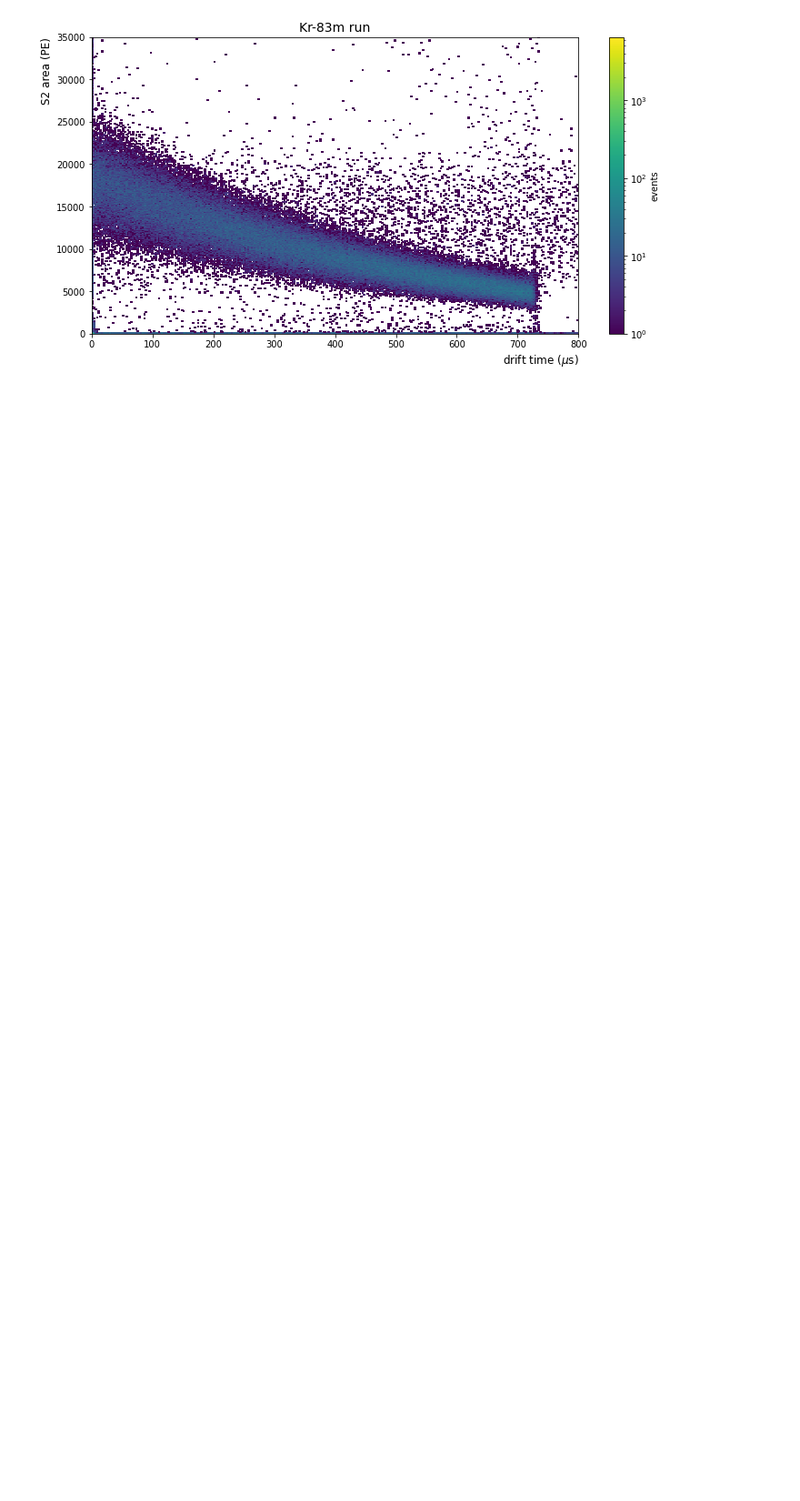
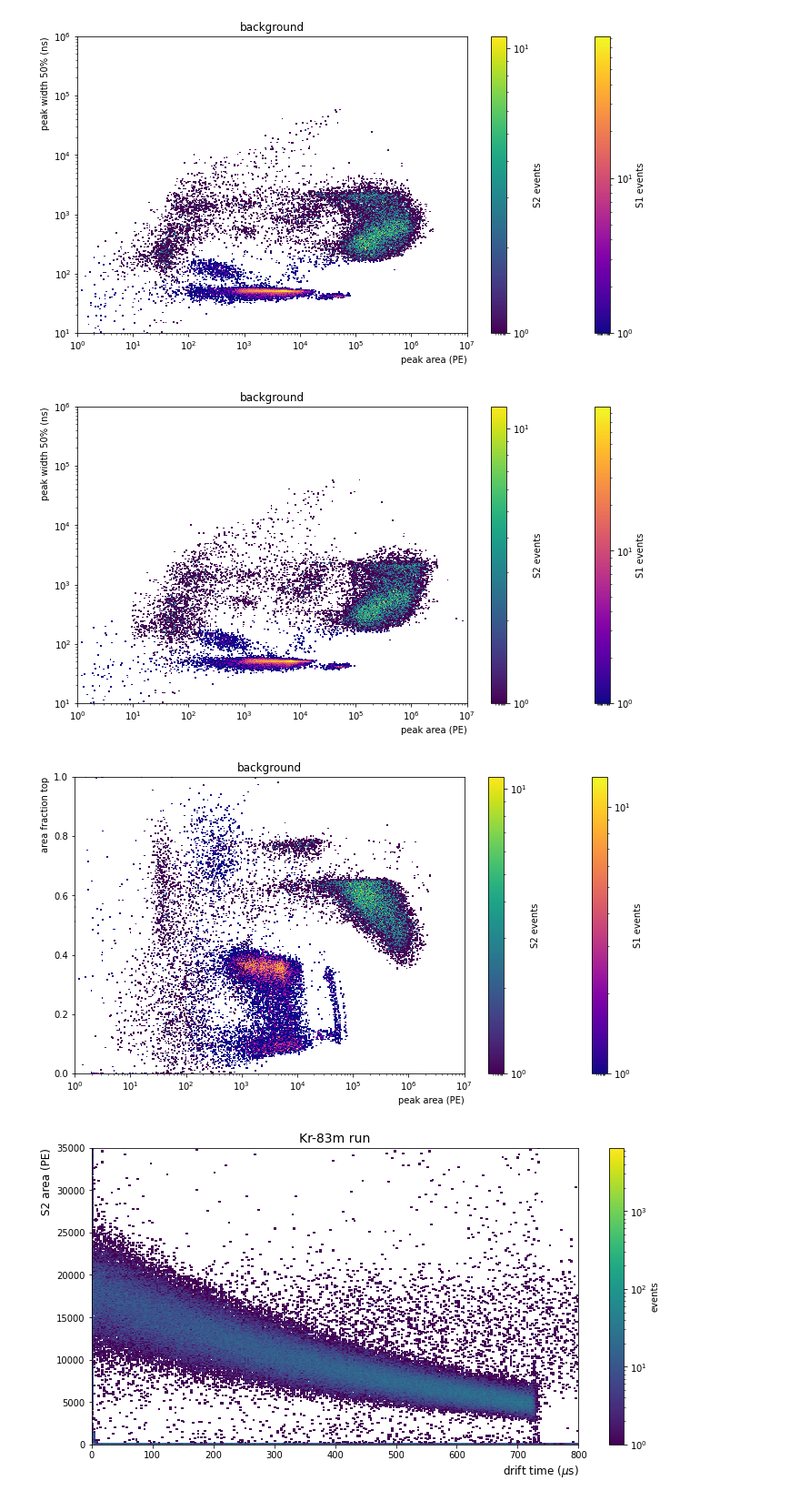
Before and after one commit to valerioda/xenon-note, a Jupyter notebook: advanced_physics_laboratory/electron_lifetime.ipynb, the cells around one changed output. Shown at 91% size. Saved outputs shown, nothing was run; the diff lists cells and outputs as text; code cells hidden in the pictures; blank space fills up the shorter version.

```diff
--- a/advanced_physics_laboratory/electron_lifetime.ipynb
+++ b/advanced_physics_laboratory/electron_lifetime.ipynb
@@ -36,6 +36,7 @@ st = straxen.contexts.xenon1t_dali()
 run_Rn = '170314_0419'
 run_Kr = '170206_1355'
 run_Ar = '181027_0841'
+run_bkg = '170204_1610'
 # %%
 def plot_area_width_aft(run_id, low = 0, high = 7, low2 = 0, high2 = 1, binning = 500,title='Kr-83m run'):
     events = st.get_array(run_id,'event_info')
@@ -65,3 +84,9 @@ def plot_area_width_aft(run_id, low = 0, high = 7, low2 = 0, high2 = 1, binning
+# %%
+plot_area_width_aft(run_bkg,title='background')
+# %% [output]
+[figure, added]
+[figure, added]
+[figure, added]
 # %%
 def plot_drift_time(run, bins = 300,title='Kr-83m run'):
     events = st.get_array(run,'event_info')
```
Also changed, not shown: parts of 22 cells of this notebook, 8 other files.
